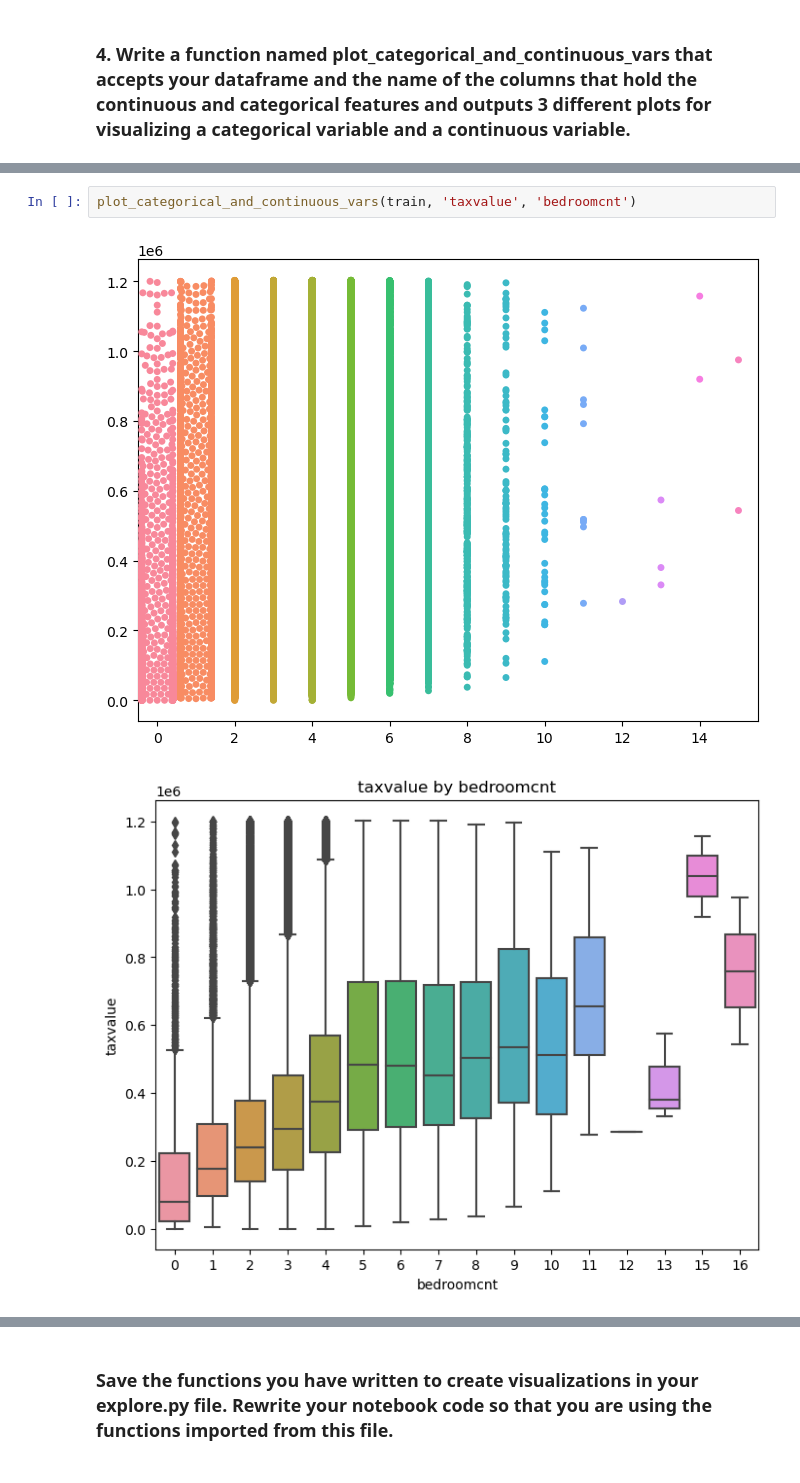
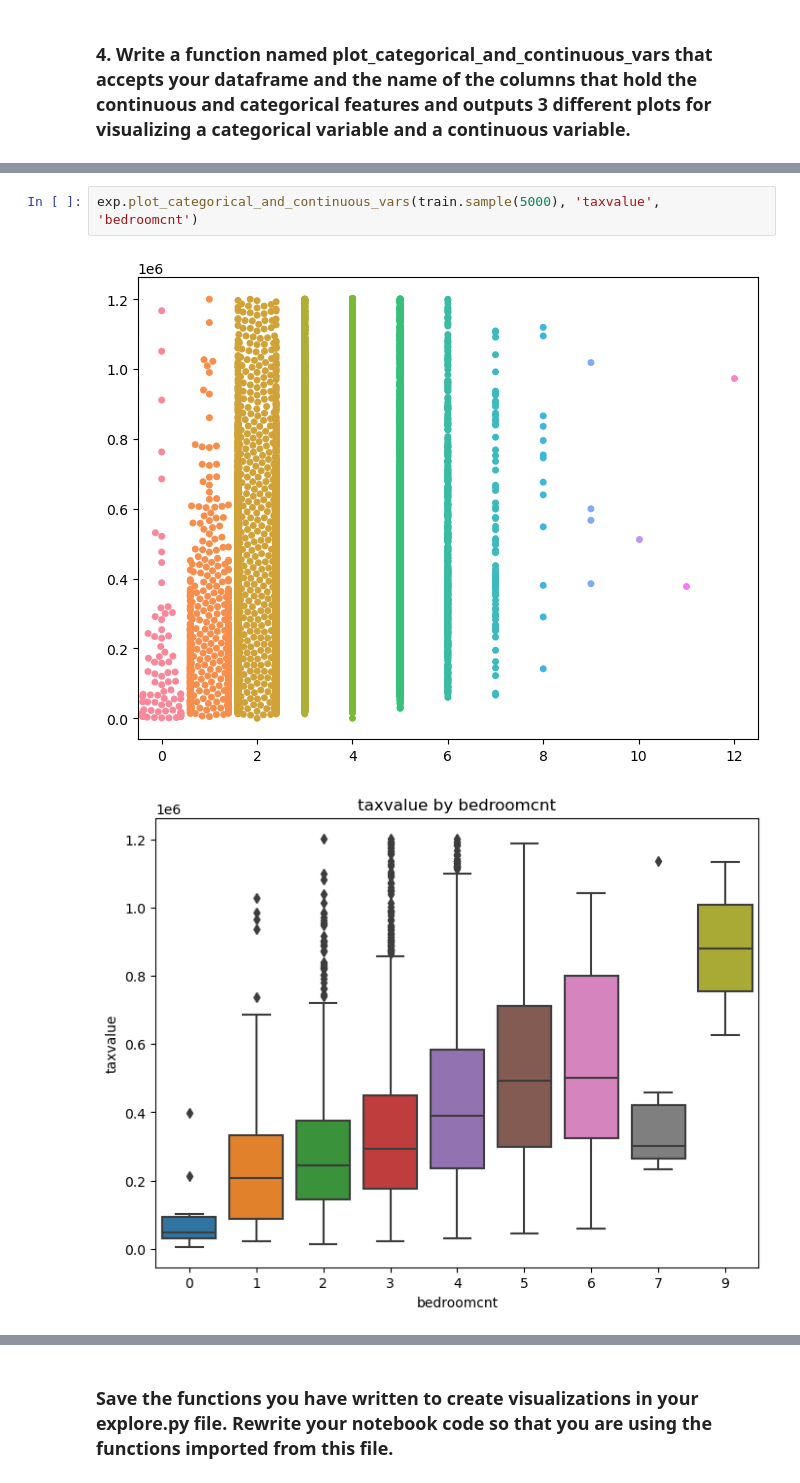
Before and after one commit to Brian-ONeil/regression-exercises, a Jupyter notebook: explore.ipynb, the cells around one changed output, grey strips where cells are left out. Cells and saved outputs as stored; diff of their text form.

```diff
--- a/explore.ipynb
+++ b/explore.ipynb
@@ -98,5 +77,5 @@ def plot_categorical_and_continuous_vars(df, cont_var, cat_var):
 # %%
-plot_categorical_and_continuous_vars(train, 'taxvalue', 'bedroomcnt')
+exp.plot_categorical_and_continuous_vars(train.sample(5000), 'taxvalue', 'bedroomcnt')
 # %% [output]
-[figure, old version]
+[figure, new version]
-[figure, old version]
+[figure, new version]
```
Also changed, not shown: parts of 5 cells of this notebook, 1 other file.
